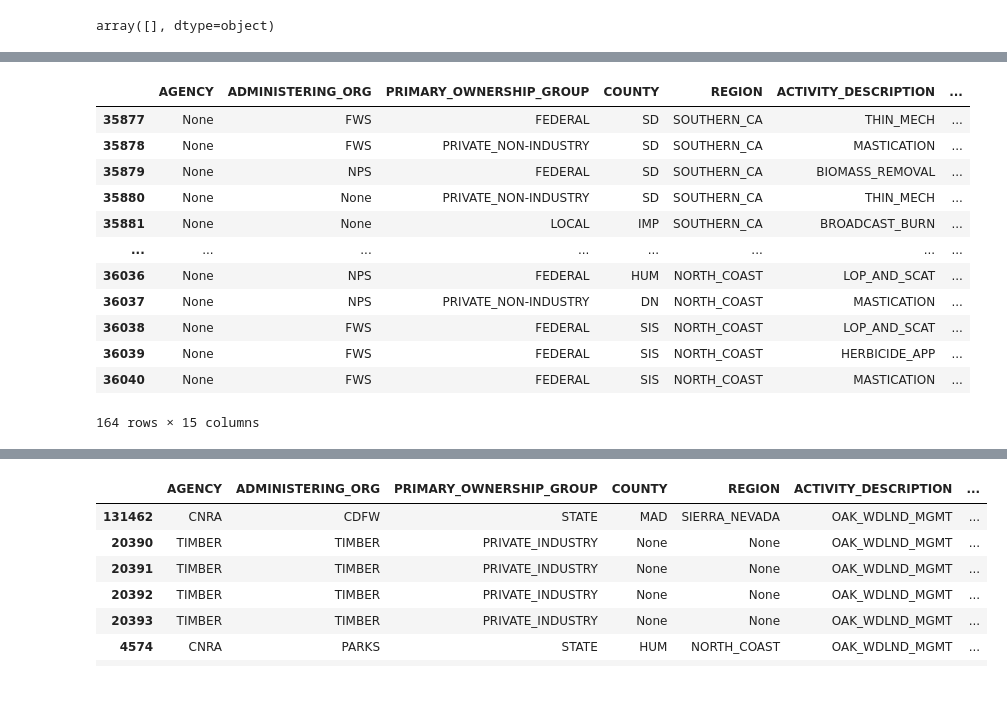
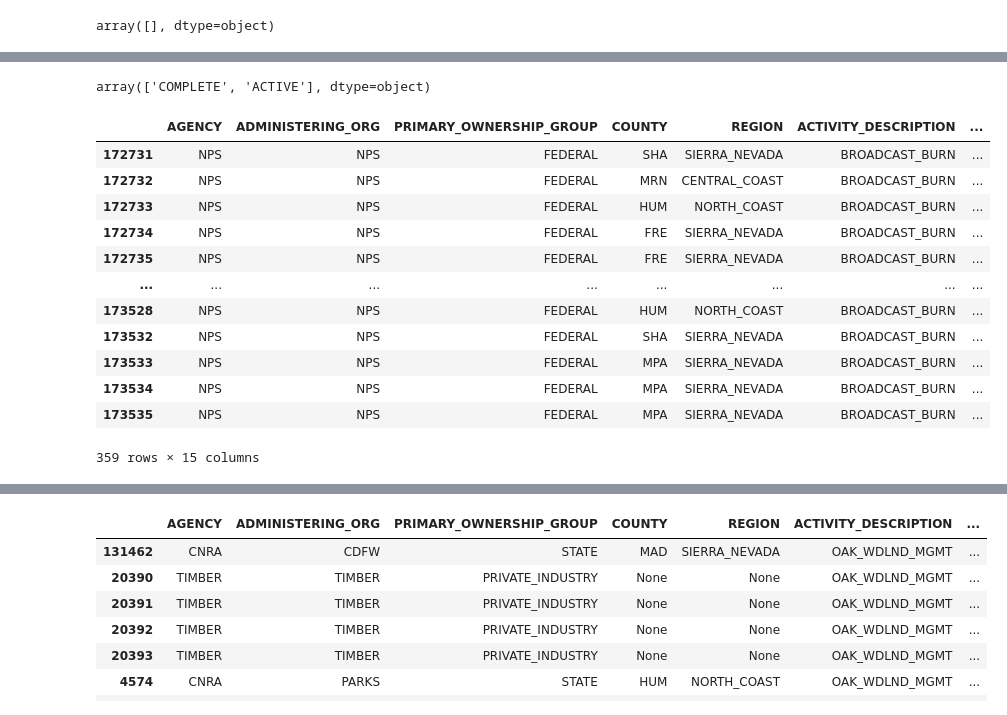
Before and after one commit to klinucsd/interagency-tracking-system, a Jupyter notebook: notebooks/Append.ipynb, the cells around one changed output, grey strips where cells are left out. Drawn from its saved outputs; the diff is of its cells as text; code cells hidden in the pictures.

```diff
--- a/notebooks/Append.ipynb
+++ b/notebooks/Append.ipynb
@@ -348,2 +232,2 @@ D:\WORK\wildfire\Interagency-Tracking-System\its\ITSGDB_backup\V2.0\reports.gdb
 # %%
-#activity_report_gdf = gpd.read_file(report_path, driver='OpenFileGDB', layer='activity_report20250714')
+activity_report_gdf = gpd.read_file(report_path, driver='OpenFileGDB', layer='activity_report20250721')
@@ -371,16 +234,20 @@ ifprs_gdf
+# %%
+activity_report_gdf.ACTIVITY_STATUS.unique()
+# %% [output]
+array(['COMPLETE', 'ACTIVE'], dtype=object)
 # %%
-activity_report_gdf[activity_report_gdf.AGENCY.isna()]
+activity_report_gdf[activity_report_gdf.ACTIVITY_CAT.isna()]
 # %% [output]
 |  | AGENCY | ADMINISTERING_ORG | PRIMARY_OWNERSHIP_GROUP | COUNTY | REGION | ACTIVITY_DESCRIPTION | ... |
-| 35877 | None | FWS | FEDERAL | SD | SOUTHERN_CA | THIN_MECH | ... |
-| 35878 | None | FWS | PRIVATE_NON-INDUSTRY | SD | SOUTHERN_CA | MASTICATION | ... |
-| 35879 | None | NPS | FEDERAL | SD | SOUTHERN_CA | BIOMASS_REMOVAL | ... |
-| 35880 | None | None | PRIVATE_NON-INDUSTRY | SD | SOUTHERN_CA | THIN_MECH | ... |
-| 35881 | None | None | LOCAL | IMP | SOUTHERN_CA | BROADCAST_BURN | ... |
+| 172731 | NPS | NPS | FEDERAL | SHA | SIERRA_NEVADA | BROADCAST_BURN | ... |
+| 172732 | NPS | NPS | FEDERAL | MRN | CENTRAL_COAST | BROADCAST_BURN | ... |
+| 172733 | NPS | NPS | FEDERAL | HUM | NORTH_COAST | BROADCAST_BURN | ... |
+| 172734 | NPS | NPS | FEDERAL | FRE | SIERRA_NEVADA | BROADCAST_BURN | ... |
+| 172735 | NPS | NPS | FEDERAL | FRE | SIERRA_NEVADA | BROADCAST_BURN | ... |
 | ... | ... | ... | ... | ... | ... | ... | ... |
-| 36036 | None | NPS | FEDERAL | HUM | NORTH_COAST | LOP_AND_SCAT | ... |
-| 36037 | None | NPS | PRIVATE_NON-INDUSTRY | DN | NORTH_COAST | MASTICATION | ... |
-| 36038 | None | FWS | FEDERAL | SIS | NORTH_COAST | LOP_AND_SCAT | ... |
-| 36039 | None | FWS | FEDERAL | SIS | NORTH_COAST | HERBICIDE_APP | ... |
-| 36040 | None | FWS | FEDERAL | SIS | NORTH_COAST | MASTICATION | ... |
+| 173528 | NPS | NPS | FEDERAL | HUM | NORTH_COAST | BROADCAST_BURN | ... |
+| 173532 | NPS | NPS | FEDERAL | SHA | SIERRA_NEVADA | BROADCAST_BURN | ... |
+| 173533 | NPS | NPS | FEDERAL | MPA | SIERRA_NEVADA | BROADCAST_BURN | ... |
+| 173534 | NPS | NPS | FEDERAL | MPA | SIERRA_NEVADA | BROADCAST_BURN | ... |
+| 173535 | NPS | NPS | FEDERAL | MPA | SIERRA_NEVADA | BROADCAST_BURN | ... |
-164 rows × 15 columns
+359 rows × 15 columns
```
Also changed, not shown: parts of 18 cells of this notebook, 5 other files.
